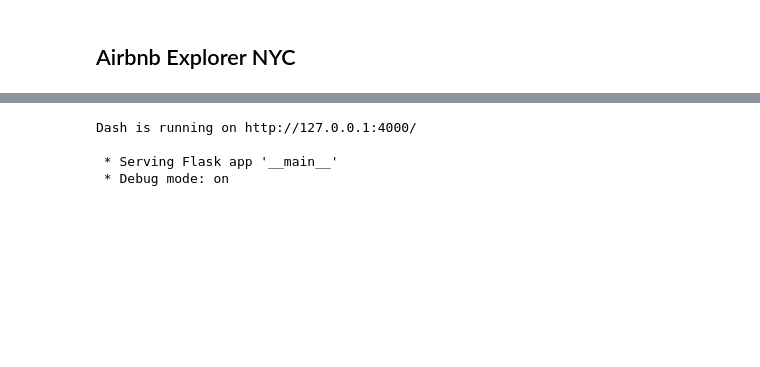
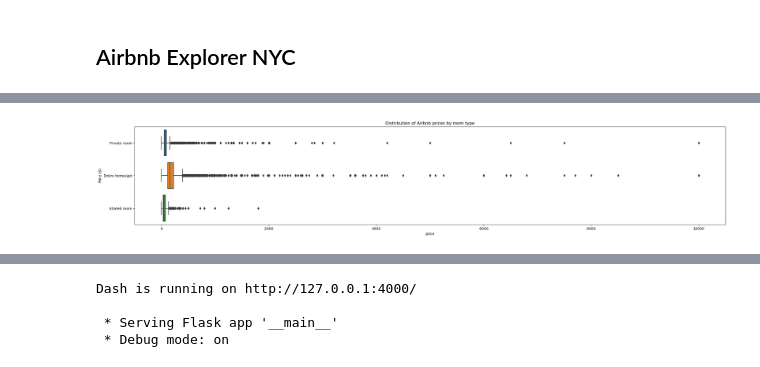
Before and after one commit to ItsAlexousd/umich-airbnb-explorer-nyc, a Jupyter notebook: airbnb-explorer-nyc.ipynb, the cells around one changed output, grey strips where cells are left out. Drawn from its saved outputs; the diff is of its cells as text; code cells hidden in the pictures; blank space fills up the shorter version.

```diff
--- a/airbnb-explorer-nyc.ipynb
+++ b/airbnb-explorer-nyc.ipynb
@@ -18,0 +70,8 @@ df.head()
+# %%
+plt.figure(figsize=(30,5))
+sns.boxplot(x="price", y="room_type", data=df)
+plt.title('Distribution of Airbnb prices by room type')
+plt.ylabel('Price ($)')
+plt.show()
+# %% [output]
+[figure, added]
```
Also changed, not shown: parts of 17 cells of this notebook.
